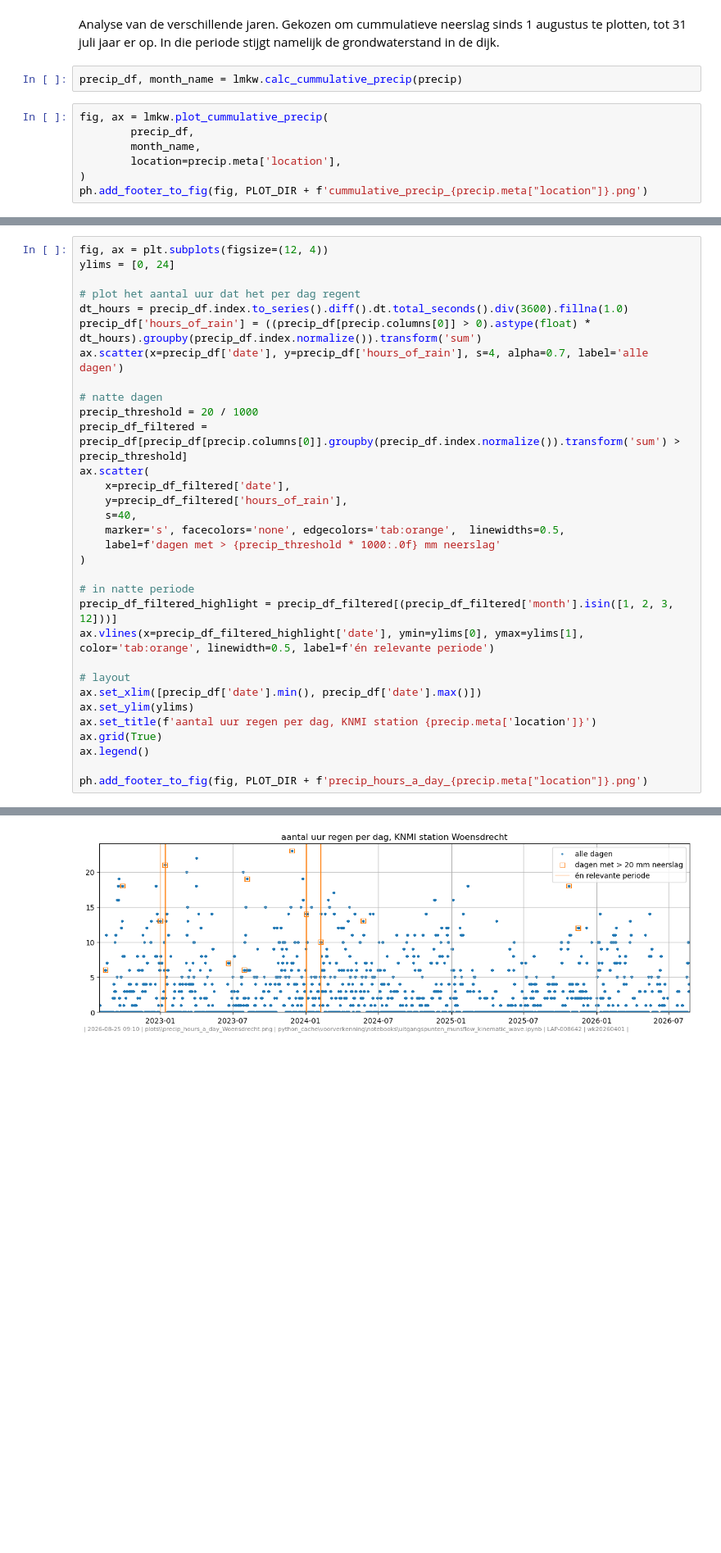
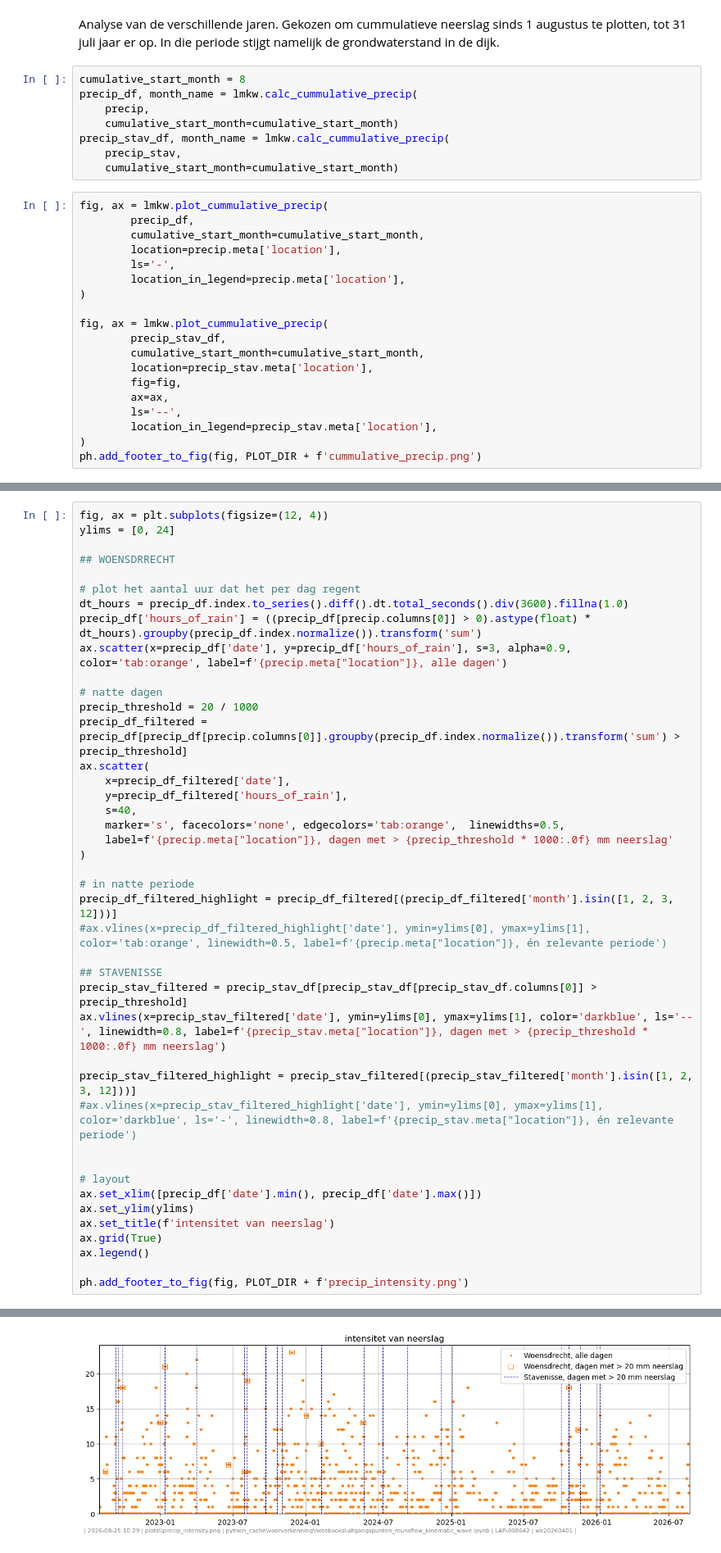
Before and after one commit to scheldestromen/voorverkenning, a Jupyter notebook: notebooks/uitgangspunten_munsflow_kinematic_wave.ipynb, the cells around one changed output, grey strips where cells are left out. Shown at 82% size. Saved outputs shown, nothing was run; the diff lists cells and outputs as text; blank space fills up the shorter version.

```diff
--- a/notebooks/uitgangspunten_munsflow_kinematic_wave.ipynb
+++ b/notebooks/uitgangspunten_munsflow_kinematic_wave.ipynb
@@ -126,12 +166,30 @@ df_profiles.loc[:, ['dp'] + df_profiles.columns[df_profiles.columns.str.contains
 # %% [markdown]
 Analyse van de verschillende jaren. Gekozen om cummulatieve neerslag sinds 1 augustus te plotten, tot 31 juli jaar er op. In die periode stijgt namelijk de grondwaterstand in de dijk.
 # %%
-precip_df, month_name = lmkw.calc_cummulative_precip(precip)
+cumulative_start_month = 8
+precip_df, month_name = lmkw.calc_cummulative_precip(
+    precip,
+    cumulative_start_month=cumulative_start_month)
+precip_stav_df, month_name = lmkw.calc_cummulative_precip(
+    precip_stav,
+    cumulative_start_month=cumulative_start_month)
 # %%
 fig, ax = lmkw.plot_cummulative_precip(
         precip_df,
-        month_name,
+        cumulative_start_month=cumulative_start_month,
         location=precip.meta['location'],
+        ls='-',
+        location_in_legend=precip.meta['location'],
 )
-ph.add_footer_to_fig(fig, PLOT_DIR + f'cummulative_precip_{precip.meta["location"]}.png')
+
+fig, ax = lmkw.plot_cummulative_precip(
+        precip_stav_df,
+        cumulative_start_month=cumulative_start_month,
+        location=precip_stav.meta['location'],
+        fig=fig,
+        ax=ax,
+        ls='--',
+        location_in_legend=precip_stav.meta['location'],
+)
+ph.add_footer_to_fig(fig, PLOT_DIR + f'cummulative_precip.png')
 # %% [output]
@@ -145,10 +203,12 @@ Daarom grafiek maken met aantal uur regen per dag (blauw). Daarin met oranje aan
 fig, ax = plt.subplots(figsize=(12, 4))
 ylims = [0, 24]
 
+## WOENSDRRECHT
+
 # plot het aantal uur dat het per dag regent
 dt_hours = precip_df.index.to_series().diff().dt.total_seconds().div(3600).fillna(1.0)
 precip_df['hours_of_rain'] = ((precip_df[precip.columns[0]] > 0).astype(float) * dt_hours).groupby(precip_df.index.normalize()).transform('sum')
-ax.scatter(x=precip_df['date'], y=precip_df['hours_of_rain'], s=4, alpha=0.7, label='alle dagen')
+ax.scatter(x=precip_df['date'], y=precip_df['hours_of_rain'], s=3, alpha=0.9,  color='tab:orange', label=f'{precip.meta["location"]}, alle dagen')
 
 # natte dagen
 precip_threshold = 20 / 1000
@@ -158,19 +218,27 @@ ax.scatter(
     y=precip_df_filtered['hours_of_rain'],
     s=40,
     marker='s', facecolors='none', edgecolors='tab:orange',  linewidths=0.5,
-    label=f'dagen met > {precip_threshold * 1000:.0f} mm neerslag'
+    label=f'{precip.meta["location"]}, dagen met > {precip_threshold * 1000:.0f} mm neerslag'
 )
 
 # in natte periode
 precip_df_filtered_highlight = precip_df_filtered[(precip_df_filtered['month'].isin([1, 2, 3, 12]))]
-ax.vlines(x=precip_df_filtered_highlight['date'], ymin=ylims[0], ymax=ylims[1], color='tab:orange', linewidth=0.5, label=f'én relevante periode')
+#ax.vlines(x=precip_df_filtered_highlight['date'], ymin=ylims[0], ymax=ylims[1], color='tab:orange', linewidth=0.5, label=f'{precip.meta["location"]}, én relevante periode')
+
+## STAVENISSE
+precip_stav_filtered = precip_stav_df[precip_stav_df[precip_stav_df.columns[0]] > precip_threshold]
+ax.vlines(x=precip_stav_filtered['date'], ymin=ylims[0], ymax=ylims[1], color='darkblue', ls='--', linewidth=0.8, label=f'{precip_stav.meta["location"]}, dagen met > {precip_threshold * 1000:.0f} mm neerslag')
+
+precip_stav_filtered_highlight = precip_stav_filtered[(precip_stav_filtered['month'].isin([1, 2, 3, 12]))]
+#ax.vlines(x=precip_stav_filtered_highlight['date'], ymin=ylims[0], ymax=ylims[1], color='darkblue', ls='-', linewidth=0.8, label=f'{precip_stav.meta["location"]}, én relevante periode')
+
 
 # layout
 ax.set_xlim([precip_df['date'].min(), precip_df['date'].max()])
 ax.set_ylim(ylims)
-ax.set_title(f'aantal uur regen per dag, KNMI station {precip.meta['location']}')
+ax.set_title(f'intensitet van neerslag')
 ax.grid(True)
 ax.legend()
 
-ph.add_footer_to_fig(fig, PLOT_DIR + f'precip_hours_a_day_{precip.meta["location"]}.png')
+ph.add_footer_to_fig(fig, PLOT_DIR + f'precip_intensity.png')
 # %% [output]
@@ -178,4 +246,4 @@ ph.add_footer_to_fig(fig, PLOT_DIR + f'precip_hours_a_day_{precip.meta["location
-[figure, old version]
+[figure, new version]
 # %% [markdown]
 ## Conclusie voor neerslag
 
```
Also changed, not shown: parts of 7 cells of this notebook, 3 other files.
